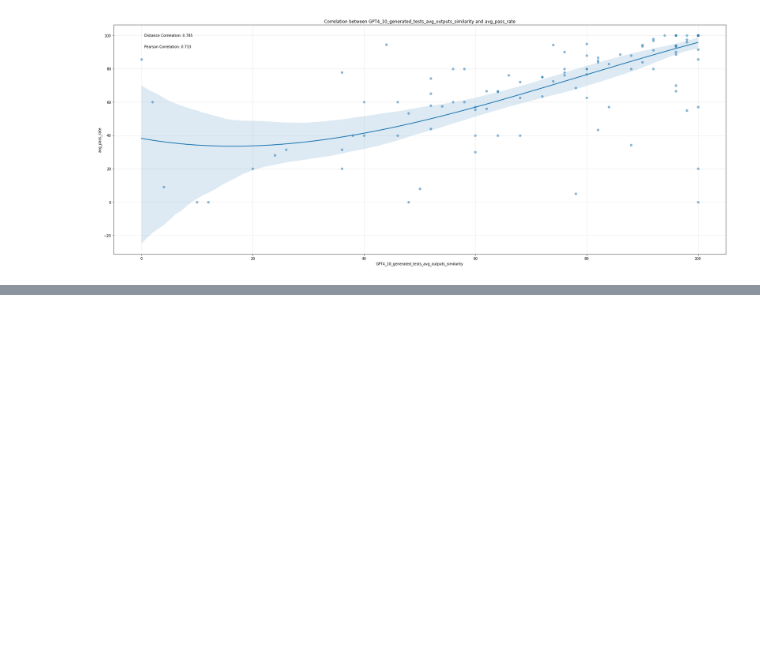
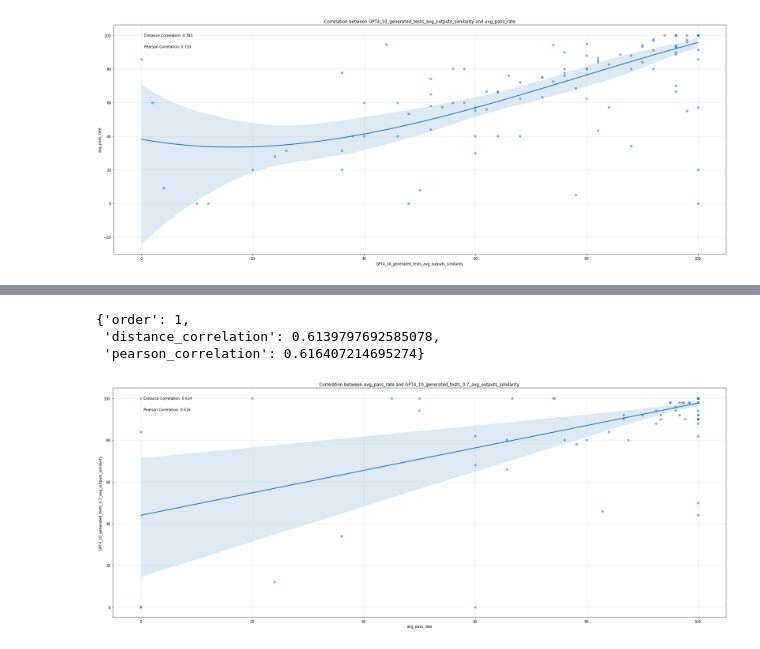
Before and after one commit to QEDady/LLM-Code-Verifier, a Jupyter notebook: Correlation Visualization .ipynb, the cells around one changed output, grey strips where cells are left out. Drawn from its saved outputs; the diff is of its cells as text; code cells hidden in the pictures; blank space fills up the shorter version.

```diff
--- a/Correlation Visualization .ipynb
+++ b/Correlation Visualization .ipynb
@@ -162,0 +171,7 @@ visualize_corr_2(df.sort_values(by = 'avg_pass_rate'), 'GPT4_10_generated_tests_
+# %%
+visualize_corr_2(df4.sort_values(by = 'avg_pass_rate'), 'avg_pass_rate', 'GPT4_10_generated_tests_0.7_avg_outputs_similarity', 1)
+# %% [output]
+{'order': 1,
+ 'distance_correlation': 0.6139797692585078,
+ 'pearson_correlation': 0.616407214695274}
+[figure, added]
```
Also changed, not shown: parts of 13 cells of this notebook.
